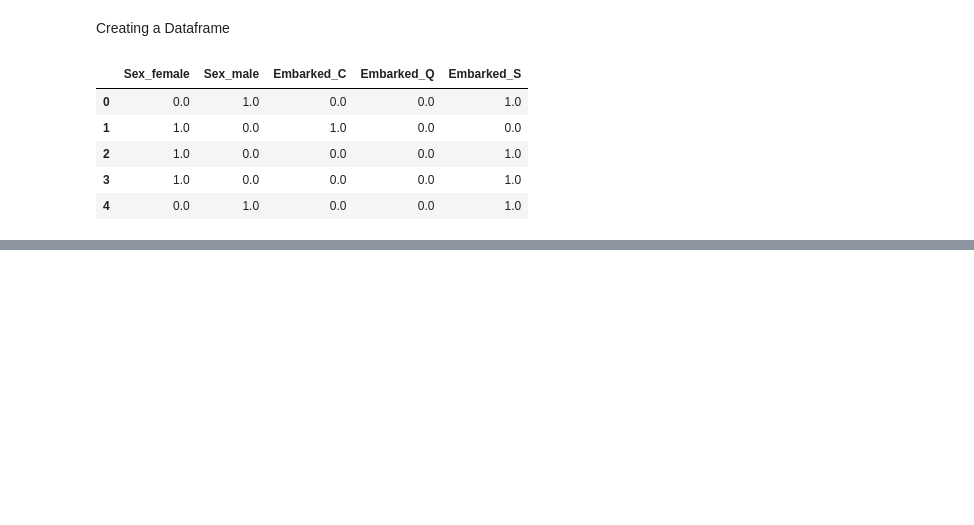
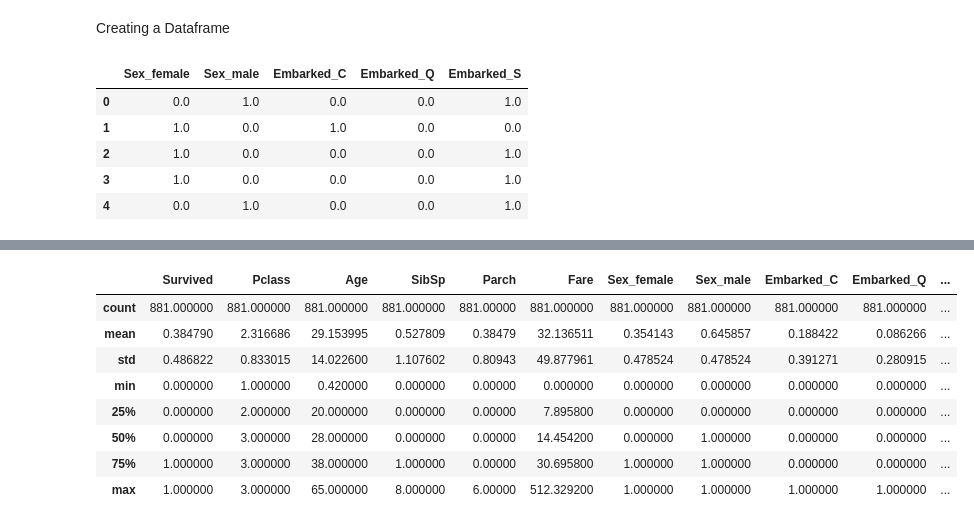
Before and after one commit to MonaTaghavi/dm-ann, a Jupyter notebook: notebooks/06nn-titanic-model.ipynb, the cells around one changed output, grey strips where cells are left out. Cells and saved outputs as stored; diff of their text form; code cells hidden in the pictures; blank space fills up the shorter version.

```diff
--- a/notebooks/06nn-titanic-model.ipynb
+++ b/notebooks/06nn-titanic-model.ipynb
@@ -97,0 +102,3 @@ df_transformed.head()
+# %%
+df = df.drop(columns=categorical_features)
+df.head()
@@ -97,0 +112,3 @@ df_transformed.head()
+# %%
+final_df = df.join(df_transformed)
+final_df.head()
@@ -97,0 +137,12 @@ df_transformed.head()
+# %%
+final_df.describe()
+# %% [output]
+|  | Survived | Pclass | Age | SibSp | Parch | Fare | Sex_female | Sex_male | Embarked_C | Embarked_Q | ... |
+| count | 881.000000 | 881.000000 | 881.000000 | 881.000000 | 881.00000 | 881.000000 | 881.000000 | 881.000000 | 881.000000 | 881.000000 | ... |
+| mean | 0.384790 | 2.316686 | 29.153995 | 0.527809 | 0.38479 | 32.136511 | 0.354143 | 0.645857 | 0.188422 | 0.086266 | ... |
+| std | 0.486822 | 0.833015 | 14.022600 | 1.107602 | 0.80943 | 49.877961 | 0.478524 | 0.478524 | 0.391271 | 0.280915 | ... |
+| min | 0.000000 | 1.000000 | 0.420000 | 0.000000 | 0.00000 | 0.000000 | 0.000000 | 0.000000 | 0.000000 | 0.000000 | ... |
+| 25% | 0.000000 | 2.000000 | 20.000000 | 0.000000 | 0.00000 | 7.895800 | 0.000000 | 0.000000 | 0.000000 | 0.000000 | ... |
+| 50% | 0.000000 | 3.000000 | 28.000000 | 0.000000 | 0.00000 | 14.454200 | 0.000000 | 1.000000 | 0.000000 | 0.000000 | ... |
+| 75% | 1.000000 | 3.000000 | 38.000000 | 1.000000 | 0.00000 | 30.695800 | 1.000000 | 1.000000 | 0.000000 | 0.000000 | ... |
+| max | 1.000000 | 3.000000 | 65.000000 | 8.000000 | 6.00000 | 512.329200 | 1.000000 | 1.000000 | 1.000000 | 1.000000 | ... |
```
Also changed, not shown: parts of 12 cells of this notebook.
